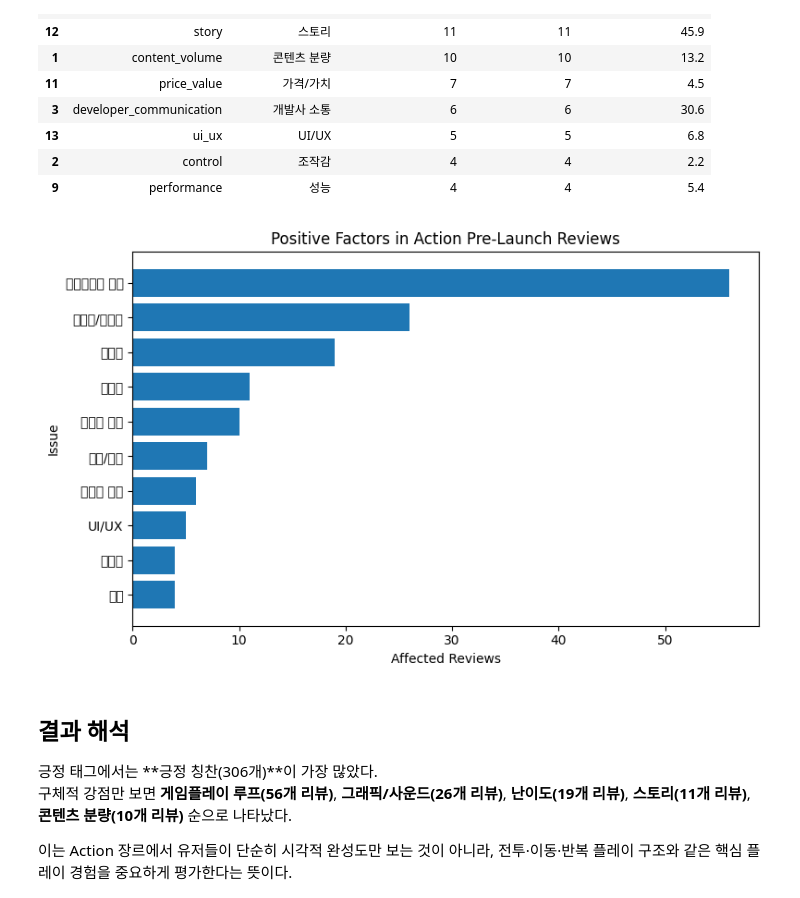
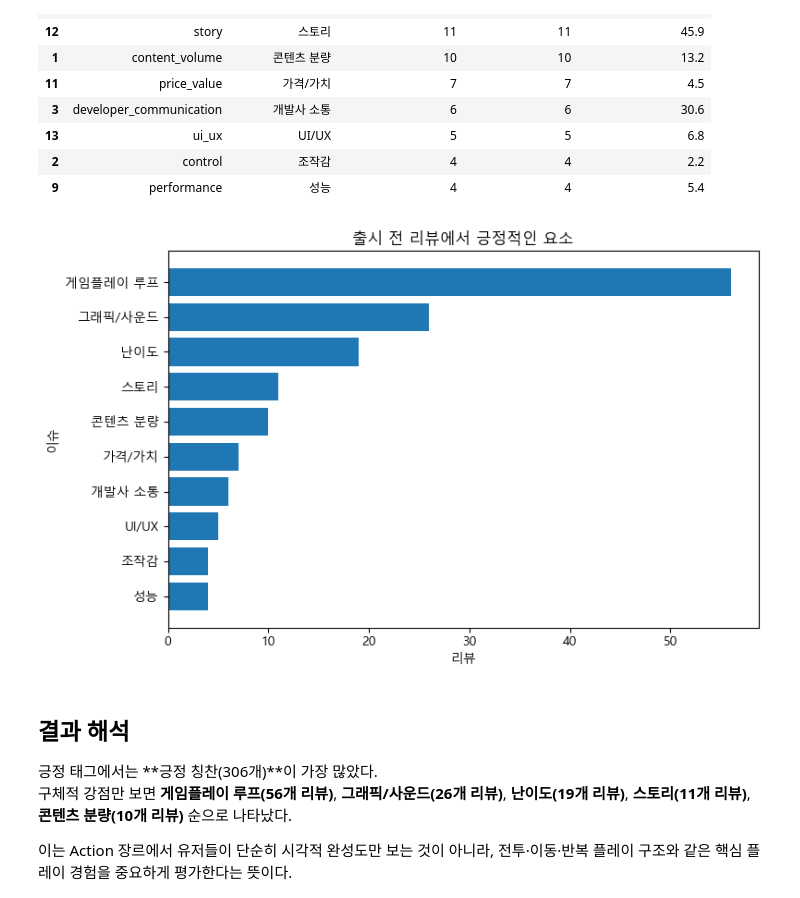
Before and after one commit to jinnyjinnyjinjin/steam-indie-game-analysis, a Jupyter notebook: src/notebooks/seoung/LLMtest/PretLaunch/03-2_llm_sentiment_Action_PreLaunch_report_v1.ipynb, the cells around one changed output. Saved outputs shown, nothing was run; the diff lists cells and outputs as text; code cells hidden in the pictures.

```diff
--- a/src/notebooks/seoung/LLMtest/PretLaunch/03-2_llm_sentiment_Action_PreLaunch_report_v1.ipynb
+++ b/src/notebooks/seoung/LLMtest/PretLaunch/03-2_llm_sentiment_Action_PreLaunch_report_v1.ipynb
@@ -29,4 +29,33 @@
 
 다른 환경에서 실행할 경우 `ROOT`만 본인 프로젝트 경로에 맞게 수정하면 된다.
 LLM 분석 결과 파일은 `data/outputs/main_action_d0-d30_1000` 폴더에 있다고 가정한다.
+# %%
+# ============================================================
+# 데이터 분석용 라이브러리
+# ============================================================
+import platform
+from pathlib import Path
+import pandas as pd
+import numpy as np
+import matplotlib.pyplot as plt
+import seaborn as sns
+from IPython.display import display
+
+
+# ============================================================
+# 한글 폰트 설정
+# ============================================================
+if platform.system() == "Windows":
+    plt.rcParams["font.family"] = "Malgun Gothic"
+elif platform.system() == "Darwin":  # macOS
+    plt.rcParams["font.family"] = "AppleGothic"
+else:  # Linux
+    plt.rcParams["font.family"] = "NanumGothic"
+
+plt.rcParams["axes.unicode_minus"] = False
+plt.rcParams["figure.figsize"] = (12, 6)
+
+# pandas 출력 옵션
+pd.set_option("display.max_columns", 120)
+pd.set_option("display.max_colwidth", 120)
 # %%
@@ -392,19 +416,19 @@ display(positive_specific_summary.head(10))
 # %%
 # ============================================================
 # 6-1. 구체적 긍정 요소 그래프
 # ============================================================
 
 plot_df = positive_specific_summary.head(10).sort_values("affected_reviews", ascending=True)
 
 plt.figure(figsize=(8, 5))
 plt.barh(plot_df["issue_name_kor"], plot_df["affected_reviews"])
-plt.title("Positive Factors in Action Pre-Launch Reviews")
-plt.xlabel("Affected Reviews")
-plt.ylabel("Issue")
+plt.title("출시 전 리뷰에서 긍정적인 요소")
+plt.xlabel("리뷰")
+plt.ylabel("이슈")
 plt.tight_layout()
 plt.show()
 # %% [output]
-[figure, old version]
+[figure, new version]
 # %% [markdown]
 ## 결과 해석
 
```
Also changed, not shown: parts of 3 cells of this notebook, 1 other file.
